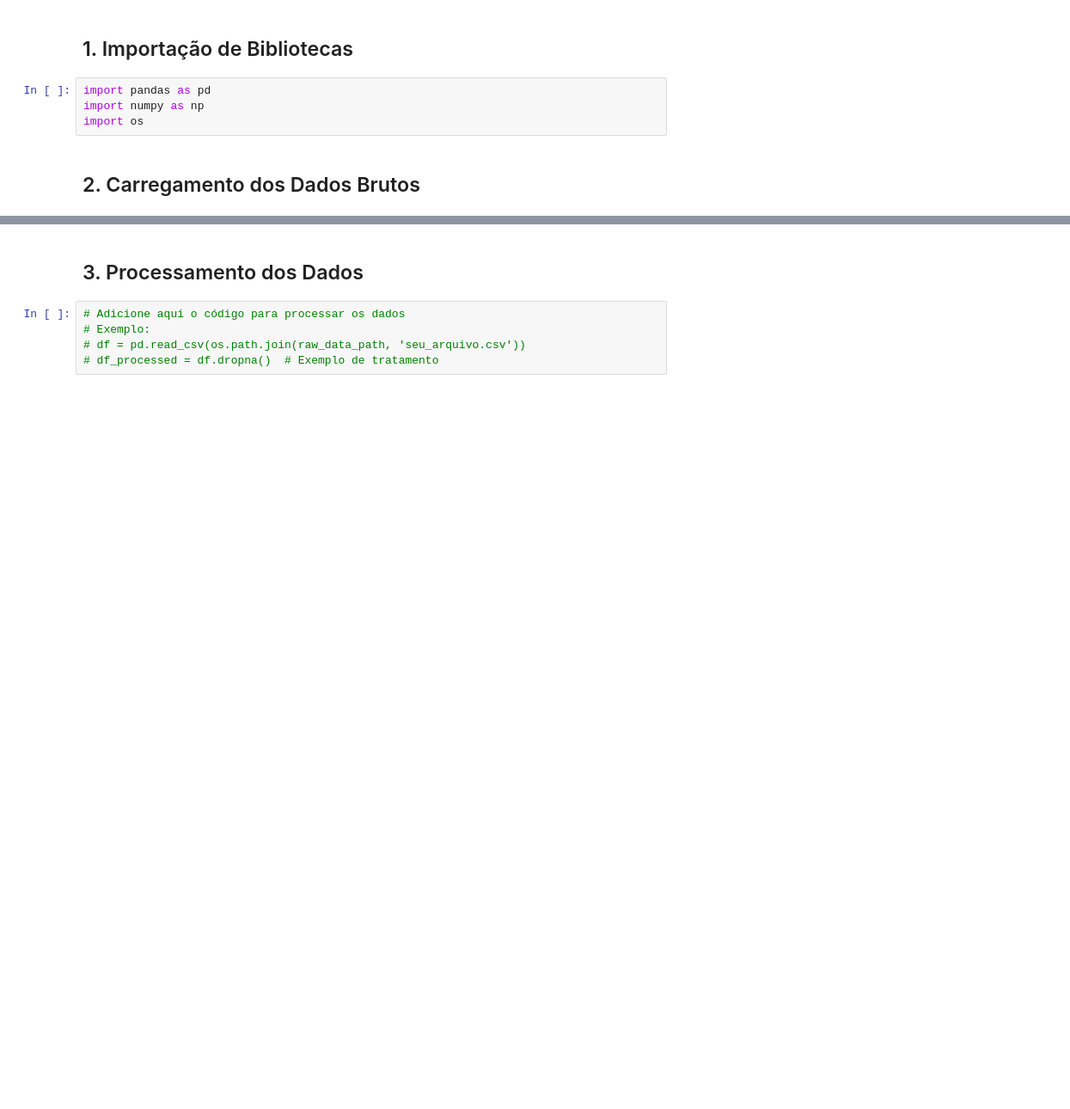
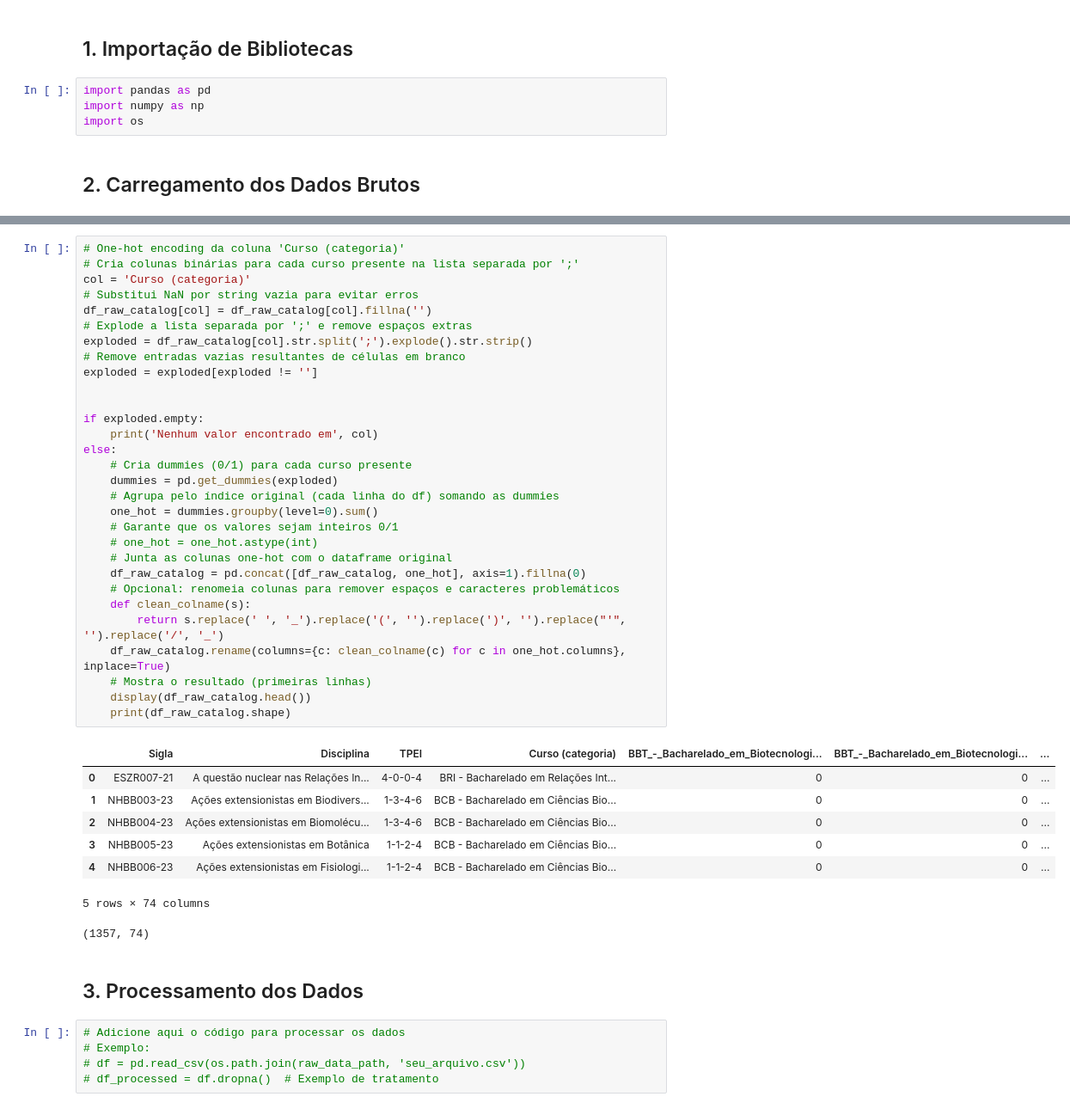
Before and after one commit to oliveirakay/nlp-mult-agent-ufabc, a Jupyter notebook: Data Prep/data_preprocessing.ipynb, the cells around one changed output, grey strips where cells are left out. Shown at 86% size. Cells and saved outputs as stored; diff of their text form; blank space fills up the shorter version.

```diff
--- a/Data Prep/data_preprocessing.ipynb
+++ b/Data Prep/data_preprocessing.ipynb
@@ -29,3 +114,42 @@ else:
+# %%
+# One-hot encoding da coluna 'Curso (categoria)'
+# Cria colunas binárias para cada curso presente na lista separada por ';'
+col = 'Curso (categoria)'
+# Substitui NaN por string vazia para evitar erros
+df_raw_catalog[col] = df_raw_catalog[col].fillna('')
+# Explode a lista separada por ';' e remove espaços extras
+exploded = df_raw_catalog[col].str.split(';').explode().str.strip()
+# Remove entradas vazias resultantes de células em branco
+exploded = exploded[exploded != '']
+
+
+if exploded.empty:
+    print('Nenhum valor encontrado em', col)
+else:
+    # Cria dummies (0/1) para cada curso presente
+    dummies = pd.get_dummies(exploded)
+    # Agrupa pelo índice original (cada linha do df) somando as dummies
+    one_hot = dummies.groupby(level=0).sum()
+    # Garante que os valores sejam inteiros 0/1
+    # one_hot = one_hot.astype(int)
+    # Junta as colunas one-hot com o dataframe original
+    df_raw_catalog = pd.concat([df_raw_catalog, one_hot], axis=1).fillna(0)
+    # Opcional: renomeia colunas para remover espaços e caracteres problemáticos
+    def clean_colname(s):
+        return s.replace(' ', '_').replace('(', '').replace(')', '').replace("'", '').replace('/', '_')
+    df_raw_catalog.rename(columns={c: clean_colname(c) for c in one_hot.columns}, inplace=True)
+    # Mostra o resultado (primeiras linhas)
+    display(df_raw_catalog.head())
+    print(df_raw_catalog.shape)
+# %% [output]
+|  | Sigla | Disciplina | TPEI | Curso (categoria) | BBT_-_Bacharelado_em_Biotecnologi... | BBT_-_Bacharelado_em_Biotecnologi... | ... |
+| 0 | ESZR007-21 | A questão nuclear nas Relações In... | 4-0-0-4 | BRI - Bacharelado em Relações Int... | 0 | 0 | ... |
+| 1 | NHBB003-23 | Ações extensionistas em Biodivers... | 1-3-4-6 | BCB - Bacharelado em Ciências Bio... | 0 | 0 | ... |
+| 2 | NHBB004-23 | Ações extensionistas em Biomolécu... | 1-3-4-6 | BCB - Bacharelado em Ciências Bio... | 0 | 0 | ... |
+| 3 | NHBB005-23 | Ações extensionistas em Botânica | 1-1-2-4 | BCB - Bacharelado em Ciências Bio... | 0 | 0 | ... |
+| 4 | NHBB006-23 | Ações extensionistas em Fisiologi... | 1-1-2-4 | BCB - Bacharelado em Ciências Bio... | 0 | 0 | ... |
+5 rows × 74 columns
+(1357, 74)
 # %% [markdown]
 ## 3. Processamento dos Dados
 # %%
```
Also changed, not shown: parts of 6 cells of this notebook, 1 other file.
